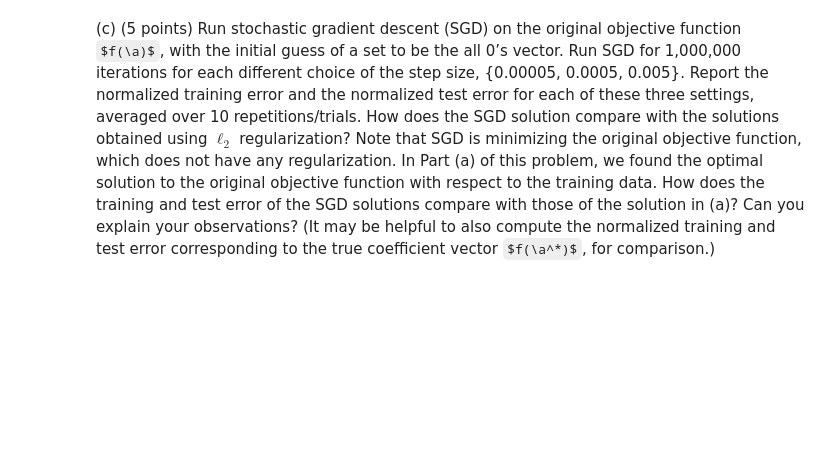
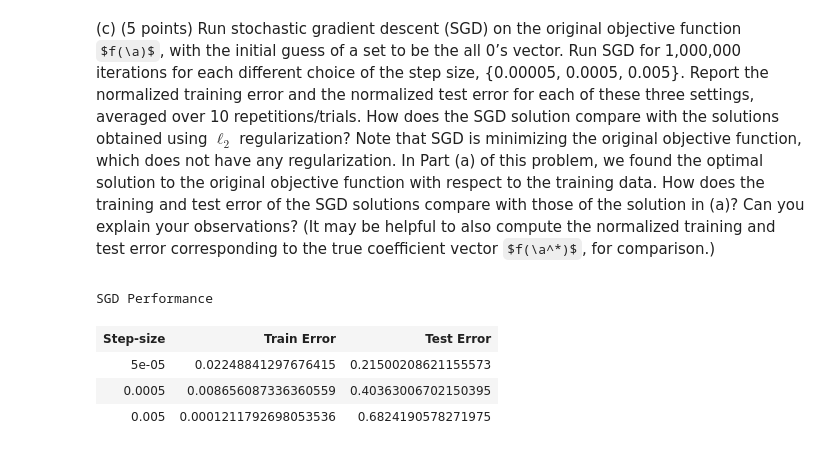
Before and after one commit to garfieldnate/Stanford-CS-168_Modern_Algorithmic_Toolbox, a Jupyter notebook: cs168/notebooks/mini_project_3.ipynb, the cells around one changed output. Saved outputs shown, nothing was run; the diff lists cells and outputs as text; code cells hidden in the pictures; some formulas as TeX source; blank space fills up the shorter version.

```diff
--- a/cs168/notebooks/mini_project_3.ipynb
+++ b/cs168/notebooks/mini_project_3.ipynb
@@ -275,8 +290,9 @@ def stochastic_gradient_descent(X, y, step_size, iterations):
     """Returns (weights, [loss for each iteration])"""
     w = np.zeros((X.shape[1], 1))
     loss = []
-    for i in range(iterations):
-        gradient = mse_gradient(w, X[i][:,np.newaxis].T, y[i].T)
+    for i in trange(iterations, desc="SGD Iterations", leave=False):
+        row = i % X.shape[0]
+        gradient = mse_gradient(w, X[row][:,np.newaxis].T, y[row].T)
         update = step_size * gradient.T
         w -= update
         loss.append(mean_squared_error(w, X, y))
@@ -439,3 +459,28 @@ corresponding to the true coefficient vector $f(\a^*)$, for comparison.)
 
 
 </div>
+# %%
+def _run_sgd_experiment(X_train, X_test, y_train, y_test, step_size, iterations, trials=10):
+    train_error = []
+    test_error = []
+    for _ in trange(trials, desc="Trials", leave=False):
+        a, _ = stochastic_gradient_descent(X_train, y_train, step_size, iterations)
+        train_error.append(normalized_test_error(a, X_train, y_train))
+        test_error.append(normalized_test_error(a, X_test, y_test))
+
+    return np.mean(train_error), np.mean(test_error)
+
+def _test_and_report_sgd_step_sizes():
+    data = []
+    for step_size in tqdm([0.00005, 0.0005, 0.005], desc="Step sizes"):
+        train_error, test_error = _run_sgd_experiment(PART2_X_TRAIN, PART2_X_TEST, PART2_Y_TRAIN, PART2_Y_TEST, step_size, 1_000_000)
+        data.append([step_size, train_error, test_error])
+    display_table(data, "SGD Performance", ["Step-size", "Train Error", "Test Error"])
+
+_test_and_report_sgd_step_sizes()
+# %% [output]
+SGD Performance
+| Step-size | Train Error | Test Error |
+| 5e-05 | 0.02248841297676415 | 0.21500208621155573 |
+| 0.0005 | 0.008656087336360559 | 0.40363006702150395 |
+| 0.005 | 0.0001211792698053536 | 0.6824190578271975 |
```
Also changed, not shown: parts of 8 cells of this notebook.
